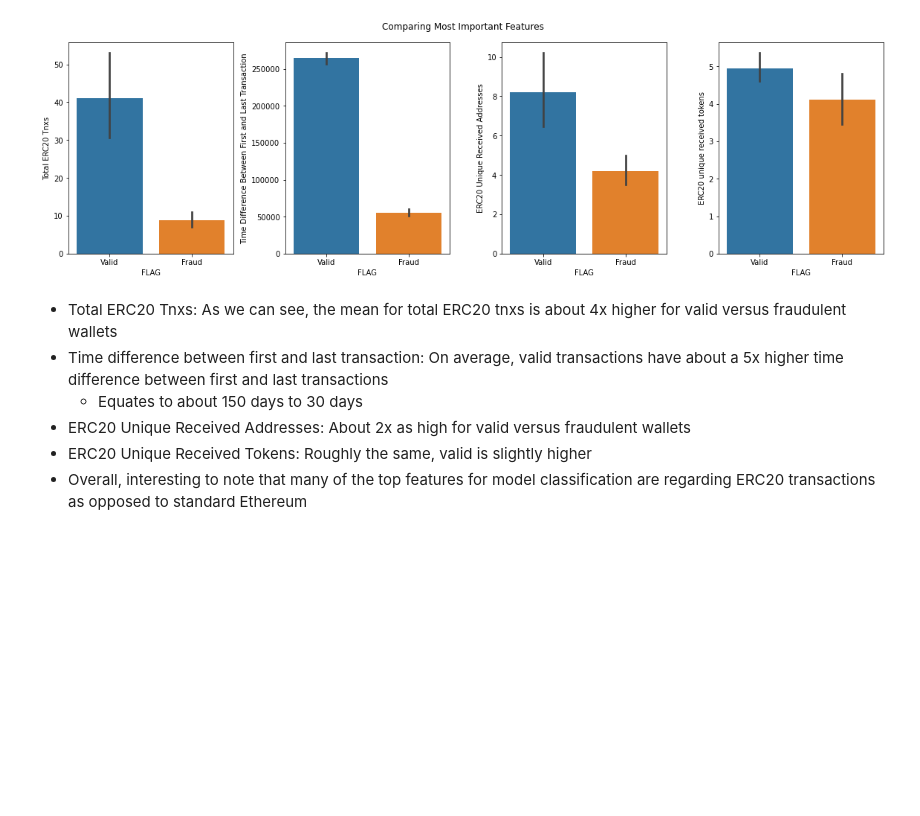
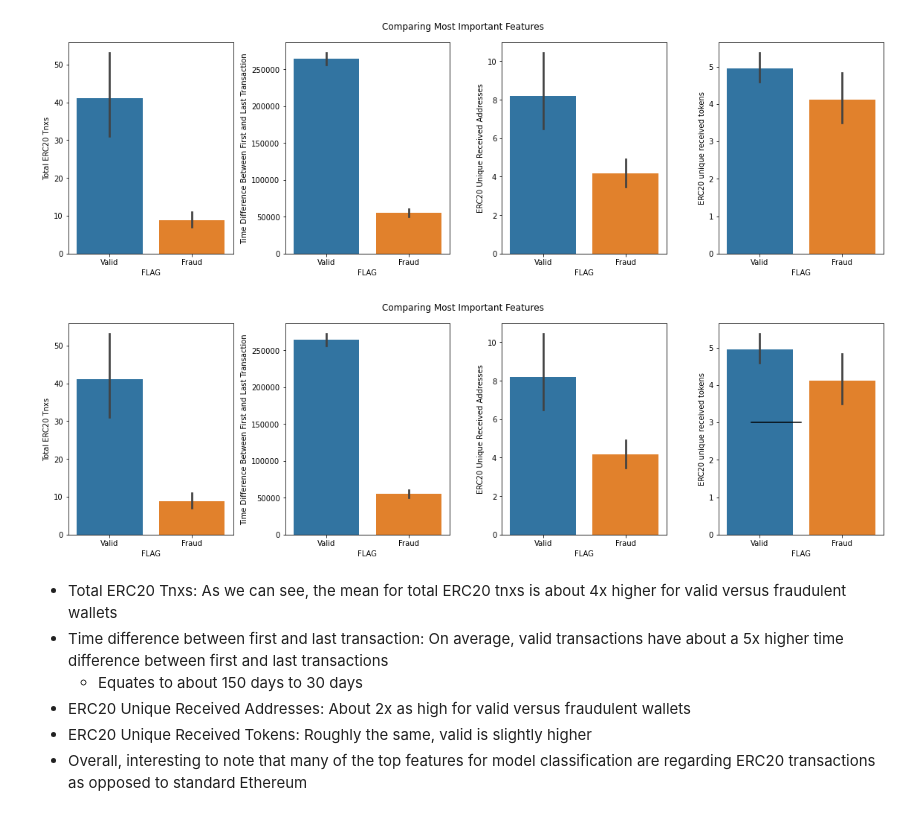
Before and after one commit to kuninethan95/OSEMN, a Jupyter notebook: index_OSEMN.ipynb, the cells around one changed output. Saved outputs shown, nothing was run; the diff lists cells and outputs as text; code cells hidden in the pictures; blank space fills up the shorter version.

```diff
--- a/index_OSEMN.ipynb
+++ b/index_OSEMN.ipynb
@@ -1797,6 +1801,12 @@ axes[3].set_ylabel('ERC20 unique received tokens')
 fig.tight_layout()
 # %% [output]
 [figure]
+# %%
+ax=axes[3]
+ax.axhline(3, xmin=0.2, xmax=0.5, color='k', ls=)
+fig
+# %% [output]
+[figure, added]
 # %% [markdown]
 - Total ERC20 Tnxs: As we can see, the mean for total ERC20 tnxs is about 4x higher for valid versus fraudulent wallets
 - Time difference between first and last transaction: On average, valid transactions have about a 5x higher time difference between first and last transactions
```
Also changed, not shown: parts of 45 cells of this notebook, 1 other file.
